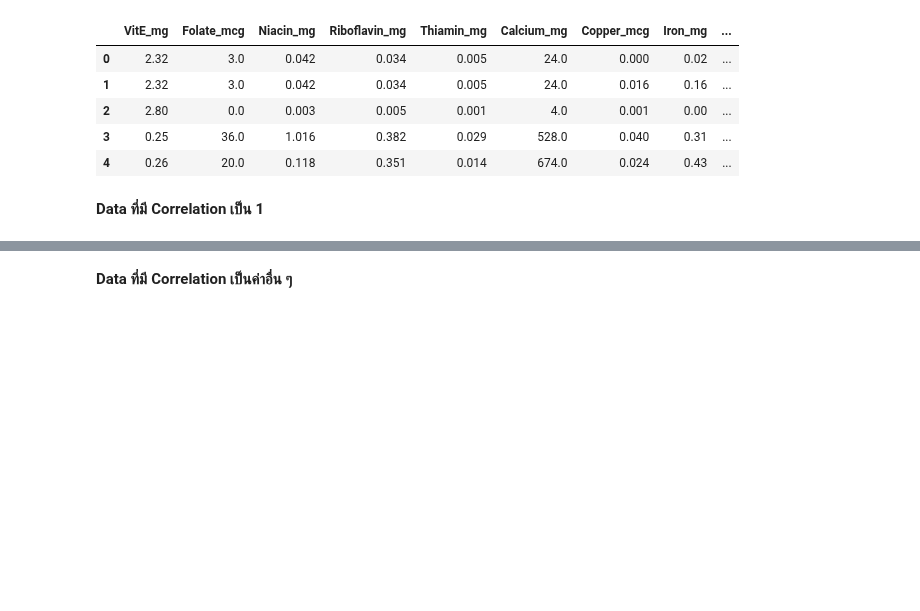
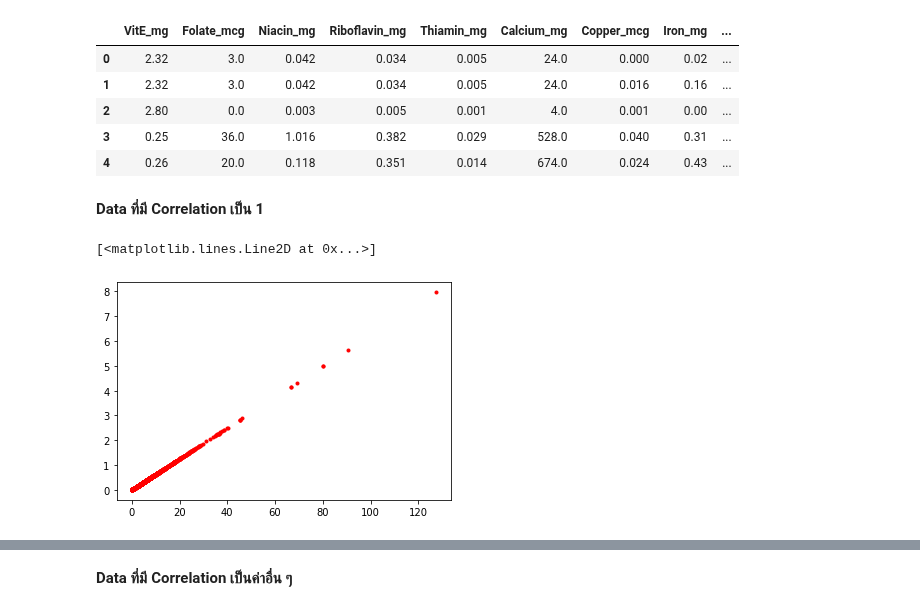
Before and after one commit to kittimaxz/multivariate, a Jupyter notebook: Exam01.ipynb, the cells around one changed output, grey strips where cells are left out. Saved outputs shown, nothing was run; the diff lists cells and outputs as text; code cells hidden in the pictures; blank space fills up the shorter version.

```diff
--- a/Exam01.ipynb
+++ b/Exam01.ipynb
@@ -11,8 +13,8 @@
 # %%
 import pandas as pd
 # %%
-data1=pd.read_csv('nndb_flat.csv')
-data1
+data_nndb=pd.read_csv('nndb_flat.csv')
+data_nndb
 # %% [output]
 |  | ID | FoodGroup | ShortDescrip | Descrip | CommonName | MfgName | ScientificName | Energy_kcal | ... |
 | 0 | 1001 | Dairy and Egg Products | BUTTER,WITH SALT | Butter, salted | NaN | NaN | NaN | 717.0 | ... |
@@ -142,4 +136,9 @@ newdata1.iloc[:5,10:30]
 from matplotlib import pyplot as plt
 # %% [markdown]
 **Data ที่มี Correlation เป็น 1**
+# %%
+plt.plot(newdata_nndb.iloc[:,12],newdata_nndb.iloc[:,29],'r.')
+# %% [output]
+[<matplotlib.lines.Line2D at 0x...>]
+[figure, added]
 # %%
```
Also changed, not shown: parts of 75 cells of this notebook.
